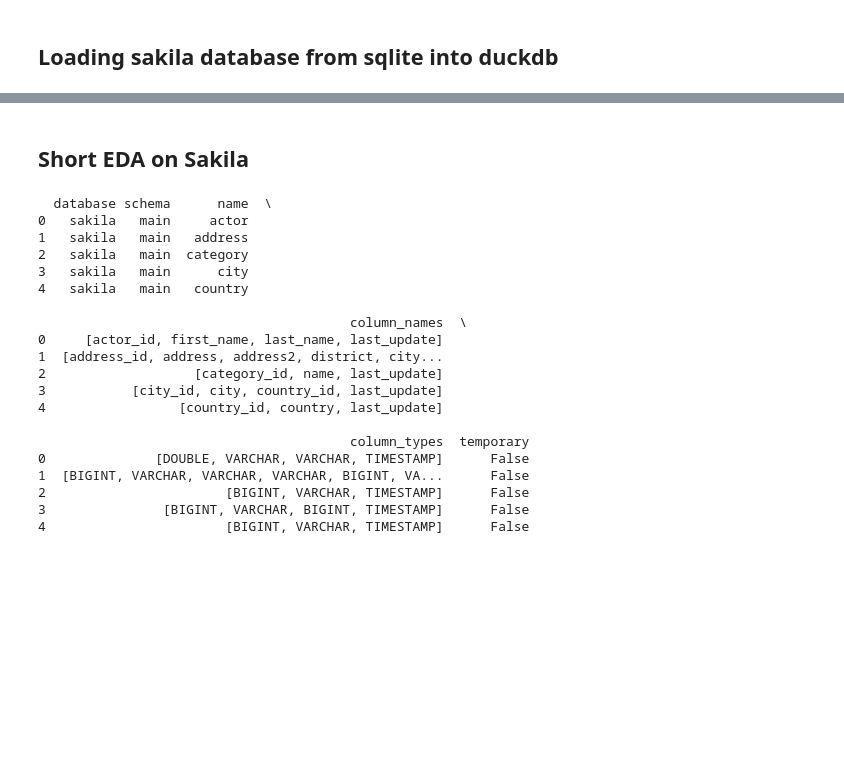
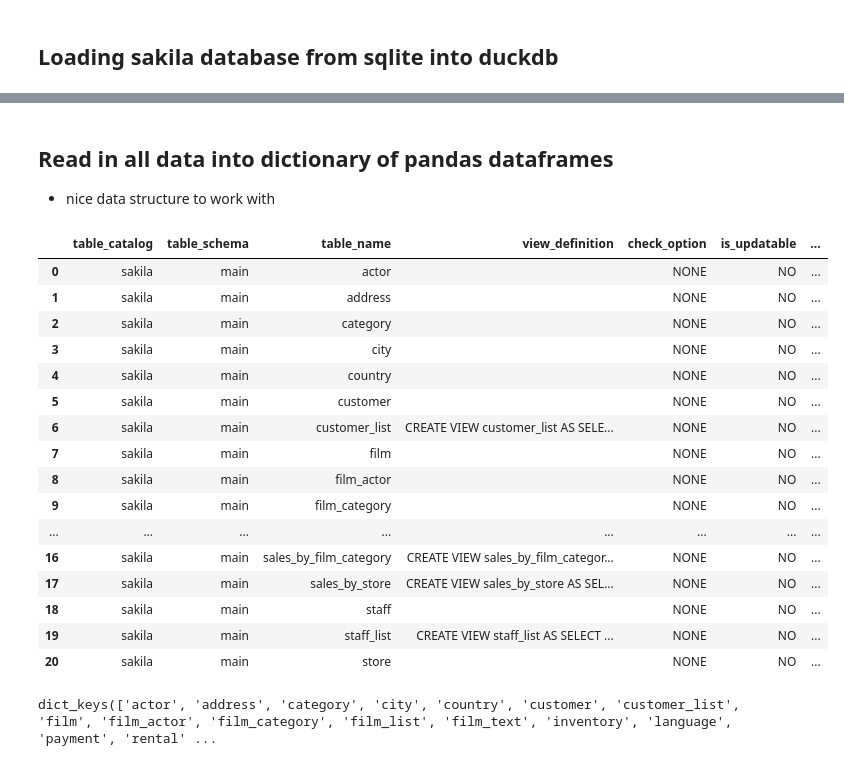
Before and after one commit to AIgineerAB/duckdb_sql_analytics_course, a Jupyter notebook: 18_pandas_duckdb/duckdb_pandas.ipynb, the cells around one changed output, grey strips where cells are left out. Drawn from its saved outputs; the diff is of its cells as text; code cells hidden in the pictures; blank space fills up the shorter version.

```diff
--- a/18_pandas_duckdb/duckdb_pandas.ipynb
+++ b/18_pandas_duckdb/duckdb_pandas.ipynb
@@ -28,28 +28,40 @@ films.head()
 | 3 | 4 | AFFAIR PREJUDICE | A Fanciful Documentary of a Frisb... | 2006 | 1 | <NA> | 5 | ... |
 | 4 | 5 | AFRICAN EGG | A Fast-Paced Documentary of a Pas... | 2006 | 1 | <NA> | 6 | ... |
 # %% [markdown]
-## Short EDA on Sakila
+## Read in all data into dictionary of pandas dataframes
+
+- nice data structure to work with
 # %%
 with duckdb.connect("data/sakila.duckdb") as conn:
-    print(conn.sql("desc;").df().head())
+    views_df = conn.sql(
+        "FROM information_schema.views WHERE table_catalog = 'sakila';"
+    ).df()
+
+views_df
 # %% [output]
-  database schema      name  \
-0   sakila   main     actor
-1   sakila   main   address
-2   sakila   main  category
-3   sakila   main      city
-4   sakila   main   country
-
-                                        column_names  \
-0     [actor_id, first_name, last_name, last_update]
-1  [address_id, address, address2, district, city...
-2                   [category_id, name, last_update]
-3           [city_id, city, country_id, last_update]
-4                 [country_id, country, last_update]
-
-                                        column_types  temporary
-0              [DOUBLE, VARCHAR, VARCHAR, TIMESTAMP]      False
-1  [BIGINT, VARCHAR, VARCHAR, VARCHAR, BIGINT, VA...      False
-2                       [BIGINT, VARCHAR, TIMESTAMP]      False
-3               [BIGINT, VARCHAR, BIGINT, TIMESTAMP]      False
-4                       [BIGINT, VARCHAR, TIMESTAMP]      False
+|  | table_catalog | table_schema | table_name | view_definition | check_option | is_updatable | ... |
+| 0 | sakila | main | actor |  | NONE | NO | ... |
+| 1 | sakila | main | address |  | NONE | NO | ... |
+| 2 | sakila | main | category |  | NONE | NO | ... |
+| 3 | sakila | main | city |  | NONE | NO | ... |
+| 4 | sakila | main | country |  | NONE | NO | ... |
+| 5 | sakila | main | customer |  | NONE | NO | ... |
+| 6 | sakila | main | customer_list | CREATE VIEW customer_list AS SELE... | NONE | NO | ... |
+| 7 | sakila | main | film |  | NONE | NO | ... |
+| 8 | sakila | main | film_actor |  | NONE | NO | ... |
+| 9 | sakila | main | film_category |  | NONE | NO | ... |
+| ... | ... | ... | ... | ... | ... | ... | ... |
+| 16 | sakila | main | sales_by_film_category | CREATE VIEW sales_by_film_categor... | NONE | NO | ... |
+| 17 | sakila | main | sales_by_store | CREATE VIEW sales_by_store AS SEL... | NONE | NO | ... |
+| 18 | sakila | main | staff |  | NONE | NO | ... |
+| 19 | sakila | main | staff_list | CREATE VIEW staff_list AS SELECT ... | NONE | NO | ... |
+| 20 | sakila | main | store |  | NONE | NO | ... |
+# %%
+views = {}
+with duckdb.connect("data/sakila.duckdb") as conn:
+    for name in views_df["table_name"]:
+        views[name] = conn.sql(f"FROM {name};").df()
+
+views.keys()
+# %% [output]
+dict_keys(['actor', 'address', 'category', 'city', 'country', 'customer', 'customer_list', 'film', 'film_actor', 'film_category', 'film_list', 'film_text', 'inventory', 'language', 'payment', 'rental' ...
```
Also changed, not shown: parts of 16 cells of this notebook.
